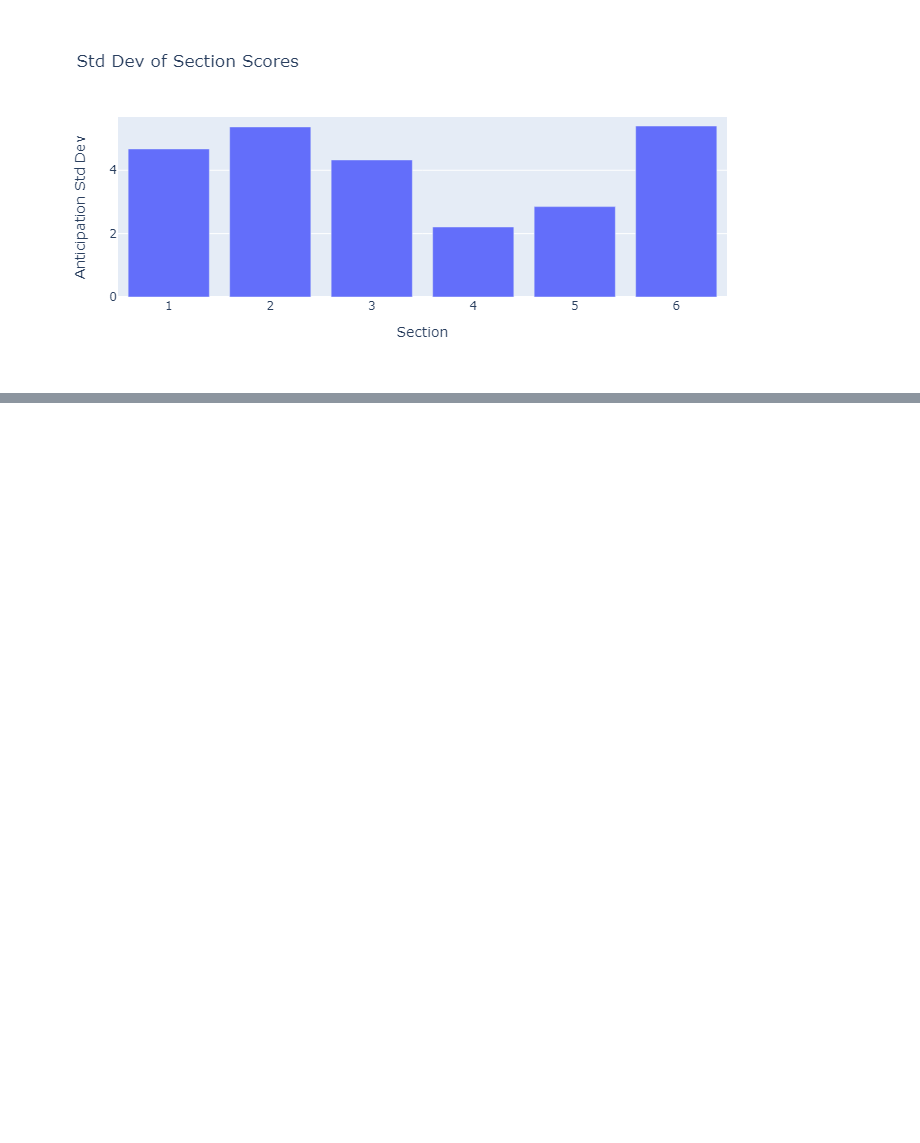
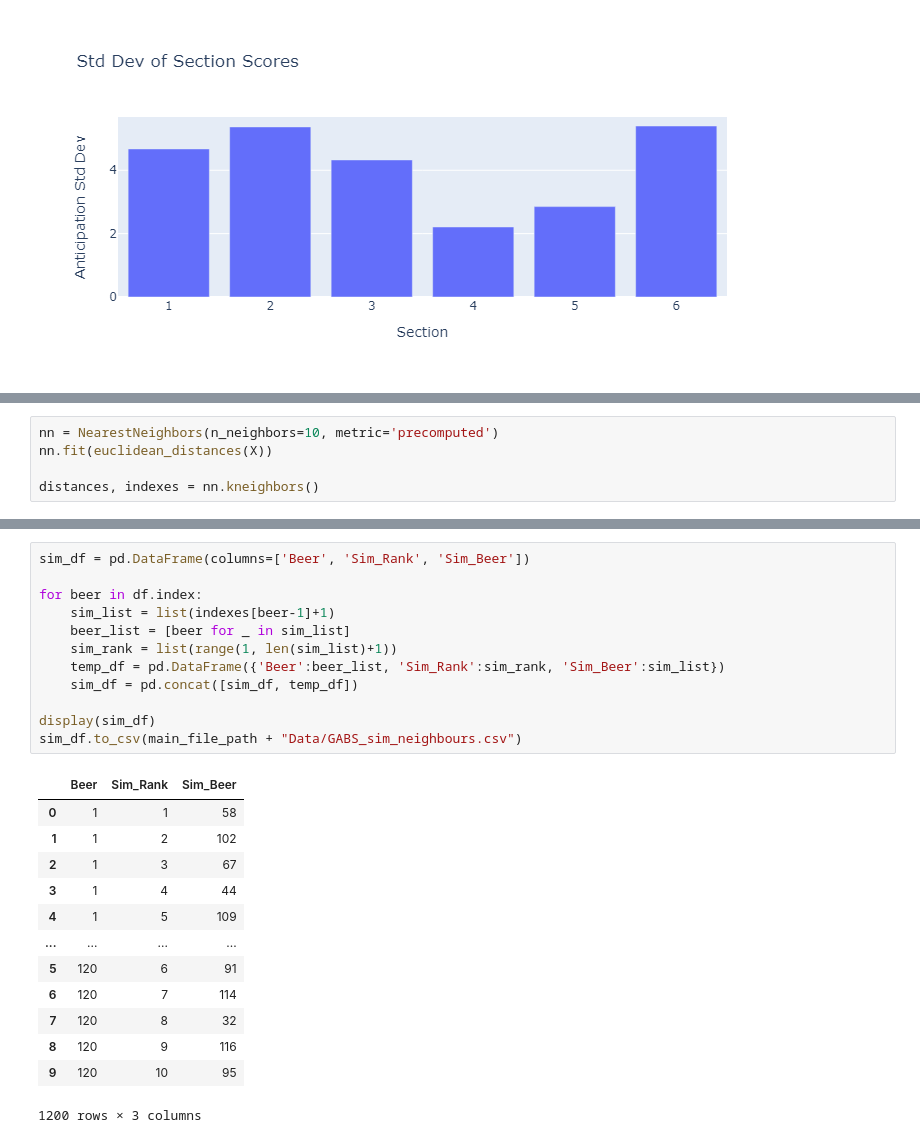
Before and after one commit to DeluxeClam/Beer-Recommender, a Jupyter notebook: Data-Manipulation/GABS_2023.ipynb, the cells around one changed output, grey strips where cells are left out. Drawn from its saved outputs; the diff is of its cells as text; blank space fills up the shorter version.

```diff
--- a/Data-Manipulation/GABS_2023.ipynb
+++ b/Data-Manipulation/GABS_2023.ipynb
@@ -257,0 +309,5 @@ tsne_df.to_csv('GABS_embedding.csv')
+# %%
+nn = NearestNeighbors(n_neighbors=10, metric='precomputed')
+nn.fit(euclidean_distances(X))
+
+distances, indexes = nn.kneighbors()
@@ -257,0 +321,26 @@ tsne_df.to_csv('GABS_embedding.csv')
+# %%
+sim_df = pd.DataFrame(columns=['Beer', 'Sim_Rank', 'Sim_Beer'])
+
+for beer in df.index:
+    sim_list = list(indexes[beer-1]+1)
+    beer_list = [beer for _ in sim_list]
+    sim_rank = list(range(1, len(sim_list)+1))
+    temp_df = pd.DataFrame({'Beer':beer_list, 'Sim_Rank':sim_rank, 'Sim_Beer':sim_list})
+    sim_df = pd.concat([sim_df, temp_df])
+
+display(sim_df)
+sim_df.to_csv(main_file_path + "Data/GABS_sim_neighbours.csv")
+# %% [output]
+|  | Beer | Sim_Rank | Sim_Beer |
+| 0 | 1 | 1 | 58 |
+| 1 | 1 | 2 | 102 |
+| 2 | 1 | 3 | 67 |
+| 3 | 1 | 4 | 44 |
+| 4 | 1 | 5 | 109 |
+| ... | ... | ... | ... |
+| 5 | 120 | 6 | 91 |
+| 6 | 120 | 7 | 114 |
+| 7 | 120 | 8 | 32 |
+| 8 | 120 | 9 | 116 |
+| 9 | 120 | 10 | 95 |
+1200 rows × 3 columns
```
Also changed, not shown: parts of 15 cells of this notebook, 2 other files.
